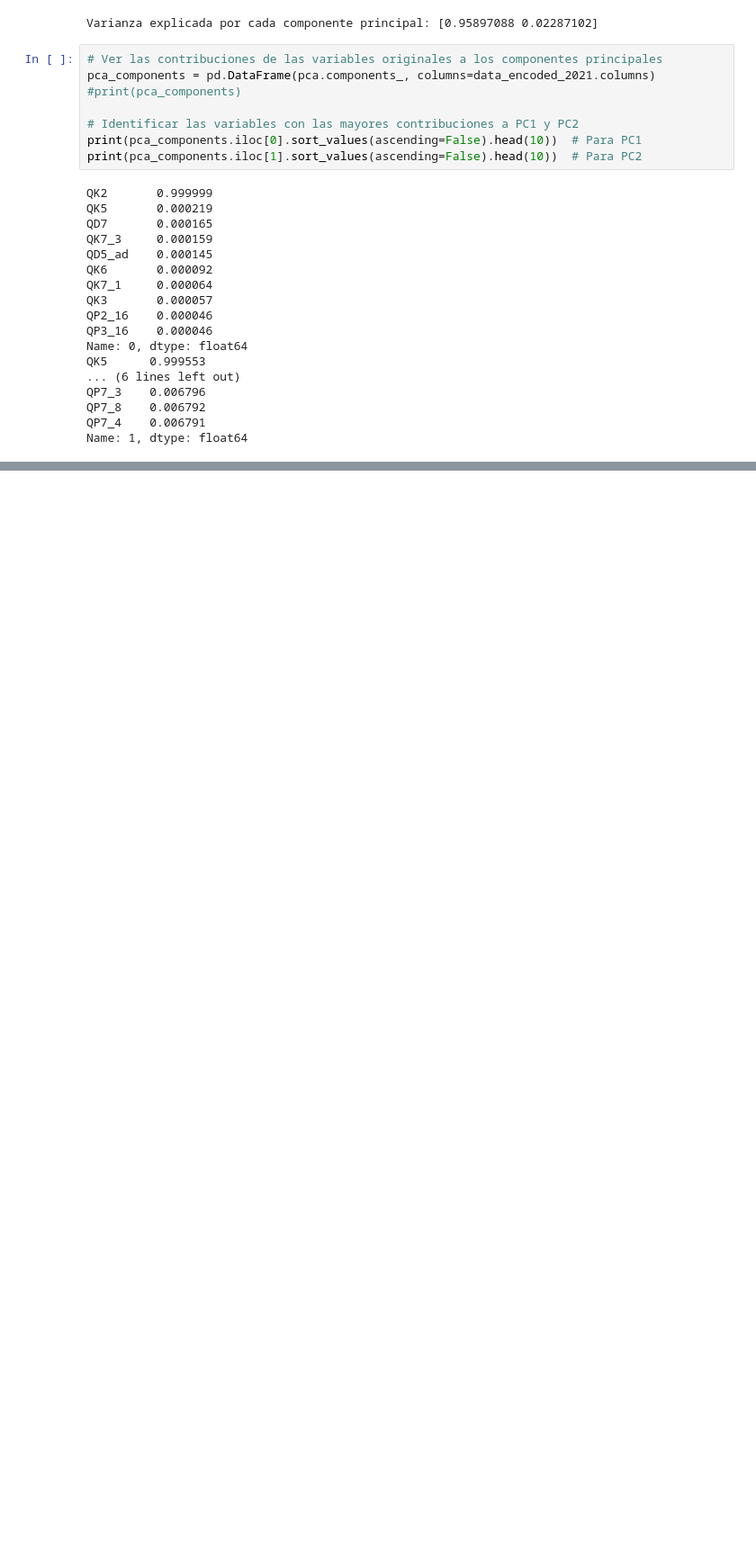
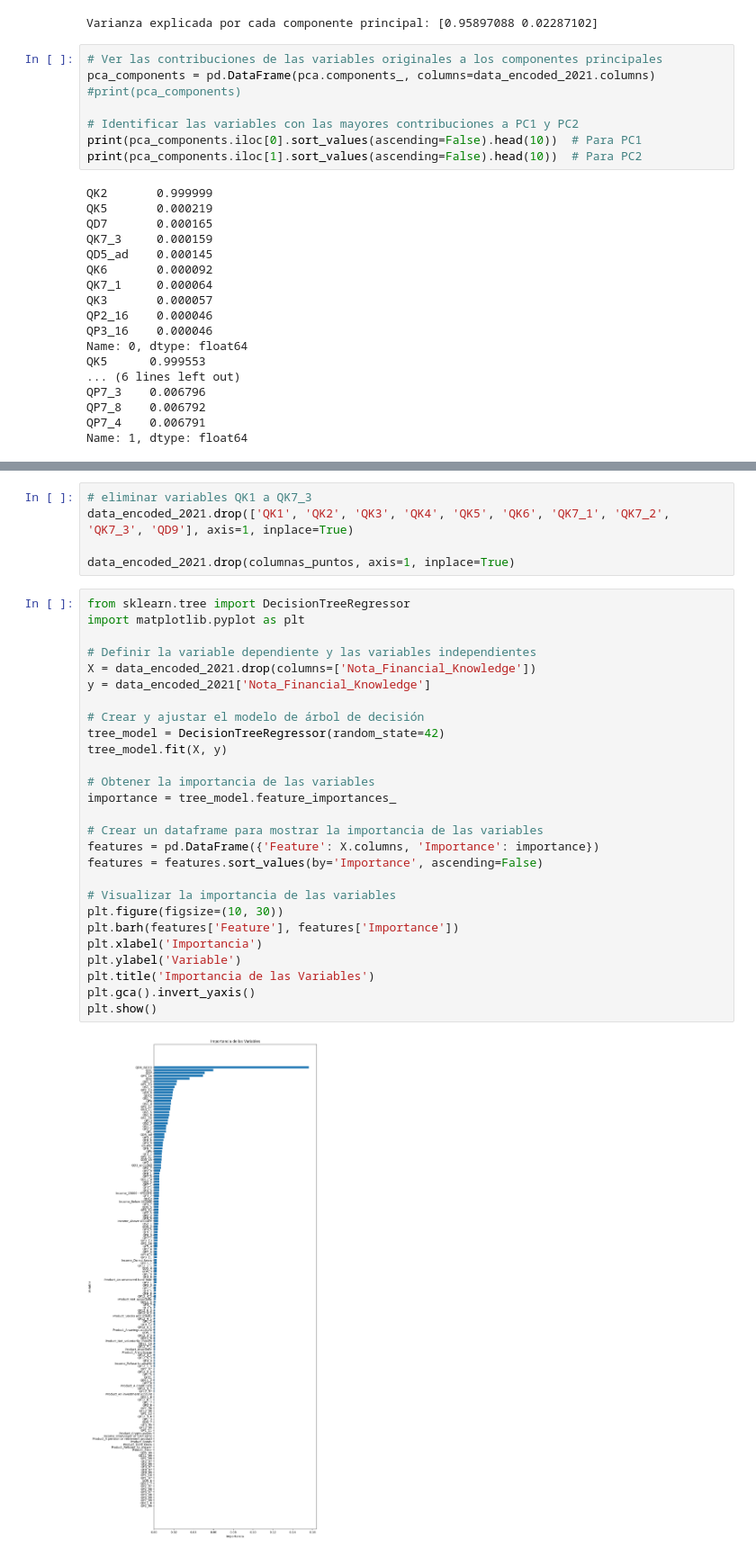
Before and after one commit to blackalle/TFM, a Jupyter notebook: tfm.ipynb, the cells around one changed output, grey strips where cells are left out. Shown at 90% size. Saved outputs shown, nothing was run; the diff lists cells and outputs as text; blank space fills up the shorter version.

Commit message:
regresion y arbol de decision

```diff
--- a/tfm.ipynb
+++ b/tfm.ipynb
@@ -1567,0 +1568,34 @@ Name: 1, dtype: float64
+# %%
+# eliminar variables QK1 a QK7_3
+data_encoded_2021.drop(['QK1', 'QK2', 'QK3', 'QK4', 'QK5', 'QK6', 'QK7_1', 'QK7_2', 'QK7_3', 'QD9'], axis=1, inplace=True)
+
+data_encoded_2021.drop(columnas_puntos, axis=1, inplace=True)
+# %%
+from sklearn.tree import DecisionTreeRegressor
+import matplotlib.pyplot as plt
+
+# Definir la variable dependiente y las variables independientes
+X = data_encoded_2021.drop(columns=['Nota_Financial_Knowledge'])
+y = data_encoded_2021['Nota_Financial_Knowledge']
+
+# Crear y ajustar el modelo de árbol de decisión
+tree_model = DecisionTreeRegressor(random_state=42)
+tree_model.fit(X, y)
+
+# Obtener la importancia de las variables
+importance = tree_model.feature_importances_
+
+# Crear un dataframe para mostrar la importancia de las variables
+features = pd.DataFrame({'Feature': X.columns, 'Importance': importance})
+features = features.sort_values(by='Importance', ascending=False)
+
+# Visualizar la importancia de las variables
+plt.figure(figsize=(10, 30))
+plt.barh(features['Feature'], features['Importance'])
+plt.xlabel('Importancia')
+plt.ylabel('Variable')
+plt.title('Importancia de las Variables')
+plt.gca().invert_yaxis()
+plt.show()
+# %% [output]
+[figure, added]
```
Also changed, not shown: parts of 4 cells of this notebook.
